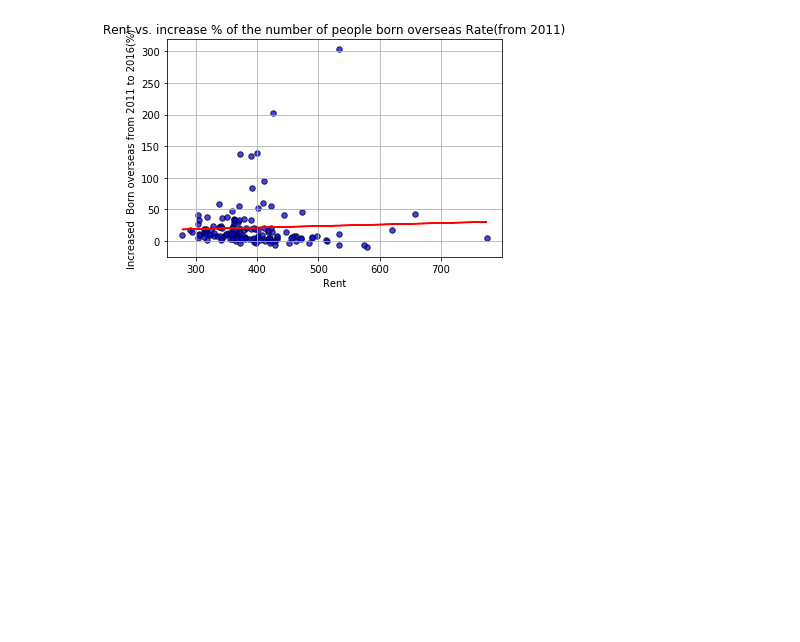
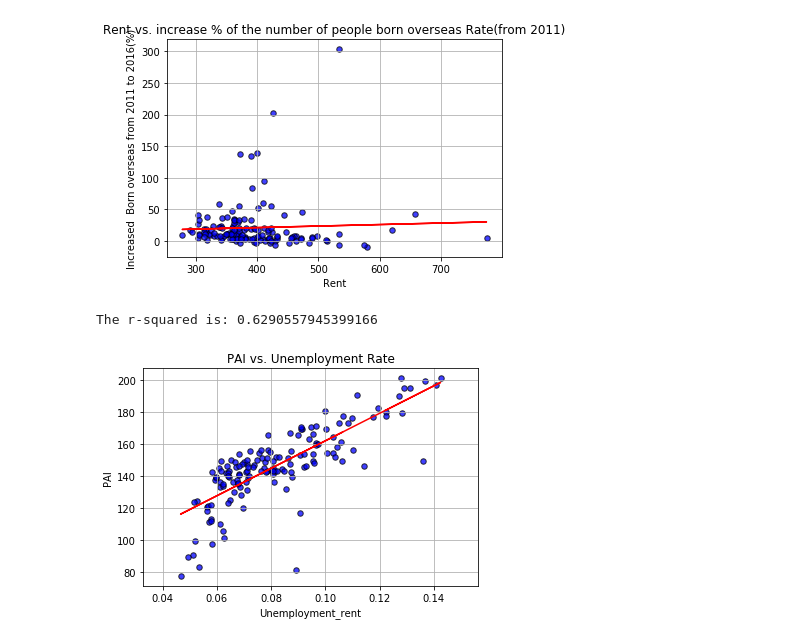
Before and after one commit to jiroken25/project-property, a Jupyter notebook: ProjectCombined.ipynb, the cells around one changed output. Drawn from its saved outputs; the diff is of its cells as text; code cells hidden in the pictures; blank space fills up the shorter version.

```diff
--- a/ProjectCombined.ipynb
+++ b/ProjectCombined.ipynb
@@ -466,3 +463,23 @@ plt.show()
 # %% [output]
 The r-squared is: 0.0021890975224663225
 [figure]
+# %%
+plt.scatter(aff_df['unemployment_rate'],aff_df['affordability_index(mortgage)'], marker="o", facecolors="blue", edgecolors="black",s=30, alpha=0.75)
+plt.grid()
+
+plt.title(f"PAI vs. Unemployment Rate")
+plt.xlabel('Unemployment_rent')
+plt.ylabel('PAI')
+
+(slope, intercept, rvalue, pvalue, stderr) = st.linregress(aff_df['unemployment_rate'],aff_df['affordability_index(mortgage)'])
+regress_values = aff_df['unemployment_rate'] * slope + intercept
+line_eq = "y = " + str(round(slope,4)) + "x + " + str(round(intercept,4))
+
+plt.plot(aff_df['unemployment_rate'],regress_values,"r-")
+print(f"The r-squared is: {rvalue**2}")
+
+plt.savefig("graphs/PAI vs. Unemployment Rate.png")
+plt.show()
+# %% [output]
+The r-squared is: 0.6290557945399166
+[figure, added]
```
Also changed, not shown: parts of 16 cells of this notebook, 32 other files.
